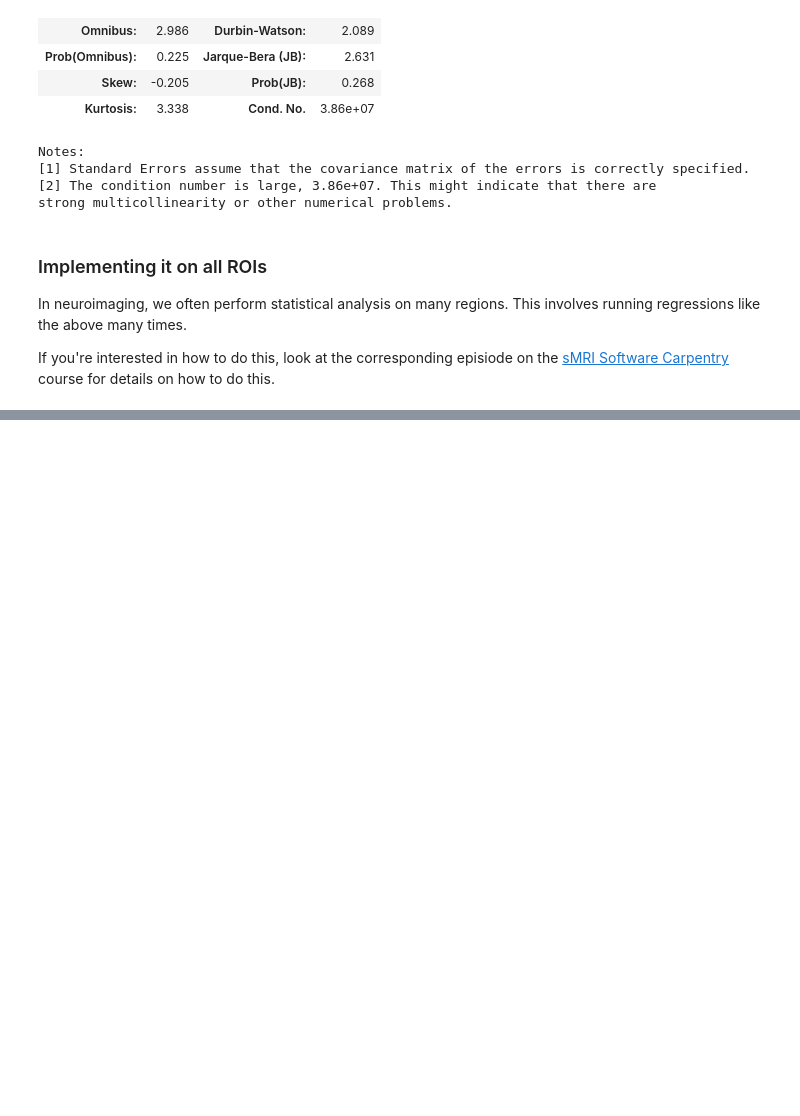
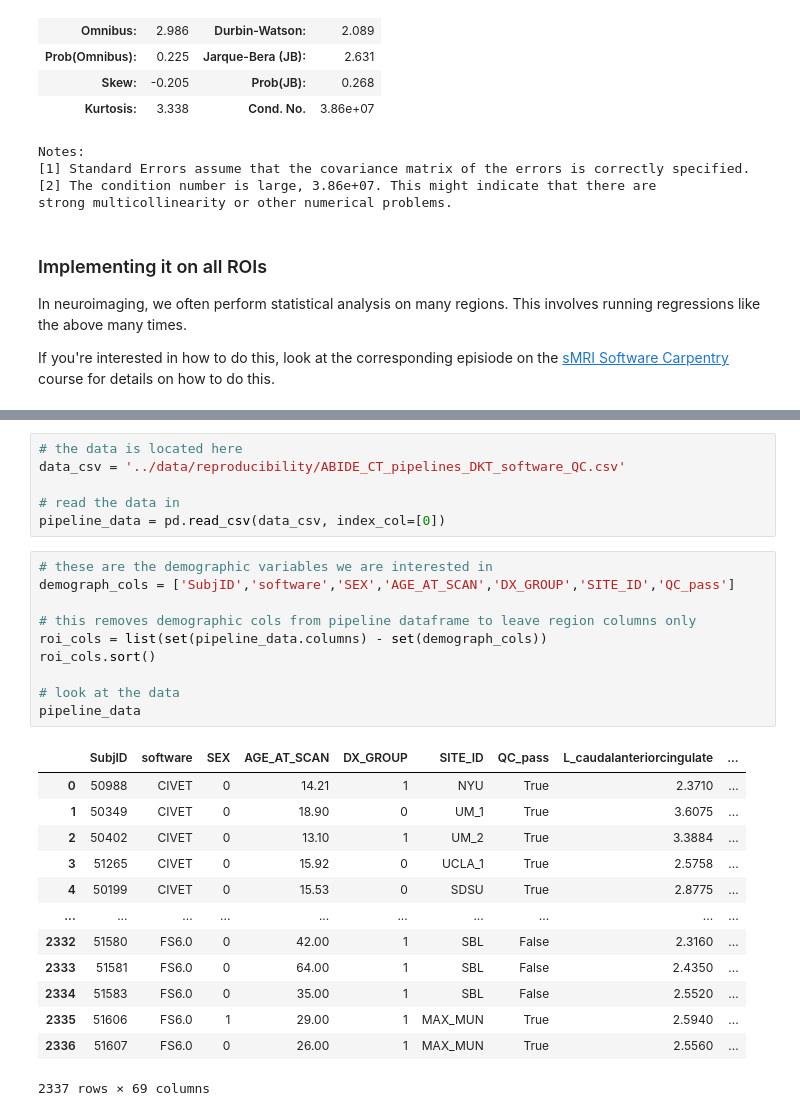
Before and after one commit to mary-tziraki/IDEAS_SDC, a Jupyter notebook: code/09-sMRI-stats-reproducibility.ipynb, the cells around one changed output, grey strips where cells are left out. Drawn from its saved outputs; the diff is of its cells as text; blank space fills up the shorter version.

```diff
--- a/code/09-sMRI-stats-reproducibility.ipynb
+++ b/code/09-sMRI-stats-reproducibility.ipynb
@@ -592,0 +600,30 @@ If you're interested in how to do this, look at the corresponding episiode on th
+# %%
+# the data is located here
+data_csv = '../data/reproducibility/ABIDE_CT_pipelines_DKT_software_QC.csv'
+
+# read the data in
+pipeline_data = pd.read_csv(data_csv, index_col=[0])
+# %%
+# these are the demographic variables we are interested in
+demograph_cols = ['SubjID','software','SEX','AGE_AT_SCAN','DX_GROUP','SITE_ID','QC_pass']
+
+# this removes demographic cols from pipeline dataframe to leave region columns only
+roi_cols = list(set(pipeline_data.columns) - set(demograph_cols))
+roi_cols.sort()
+
+# look at the data
+pipeline_data
+# %% [output]
+|  | SubjID | software | SEX | AGE_AT_SCAN | DX_GROUP | SITE_ID | QC_pass | L_caudalanteriorcingulate | ... |
+| 0 | 50988 | CIVET | 0 | 14.21 | 1 | NYU | True | 2.3710 | ... |
+| 1 | 50349 | CIVET | 0 | 18.90 | 0 | UM_1 | True | 3.6075 | ... |
+| 2 | 50402 | CIVET | 0 | 13.10 | 1 | UM_2 | True | 3.3884 | ... |
+| 3 | 51265 | CIVET | 0 | 15.92 | 0 | UCLA_1 | True | 2.5758 | ... |
+| 4 | 50199 | CIVET | 0 | 15.53 | 0 | SDSU | True | 2.8775 | ... |
+| ... | ... | ... | ... | ... | ... | ... | ... | ... | ... |
+| 2332 | 51580 | FS6.0 | 0 | 42.00 | 1 | SBL | False | 2.3160 | ... |
+| 2333 | 51581 | FS6.0 | 0 | 64.00 | 1 | SBL | False | 2.4350 | ... |
+| 2334 | 51583 | FS6.0 | 0 | 35.00 | 1 | SBL | False | 2.5520 | ... |
+| 2335 | 51606 | FS6.0 | 1 | 29.00 | 1 | MAX_MUN | True | 2.5940 | ... |
+| 2336 | 51607 | FS6.0 | 0 | 26.00 | 1 | MAX_MUN | True | 2.5560 | ... |
+2337 rows × 69 columns
```
Also changed, not shown: parts of 9 cells of this notebook.
